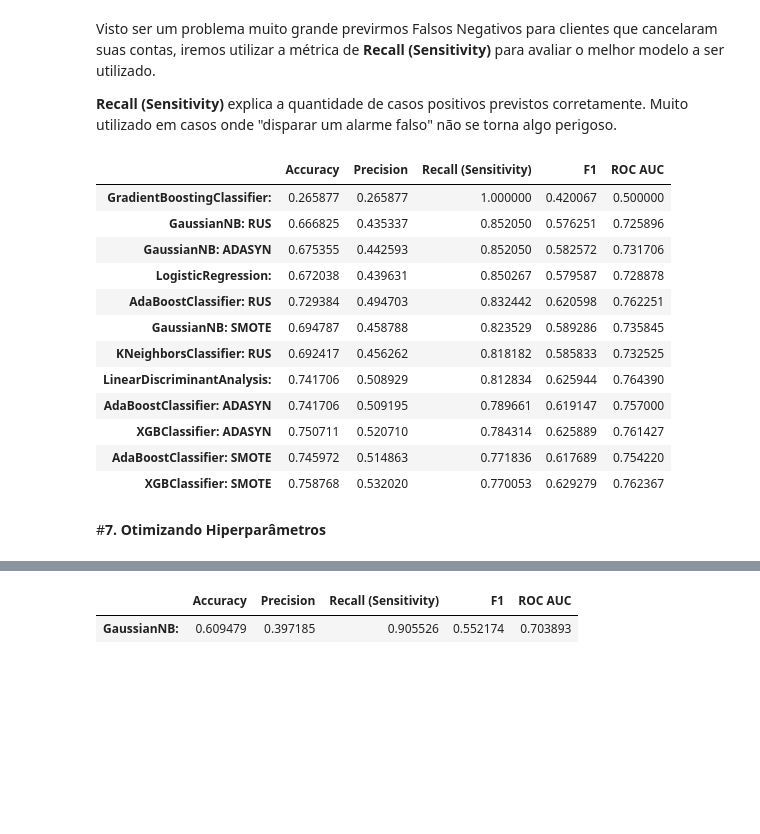
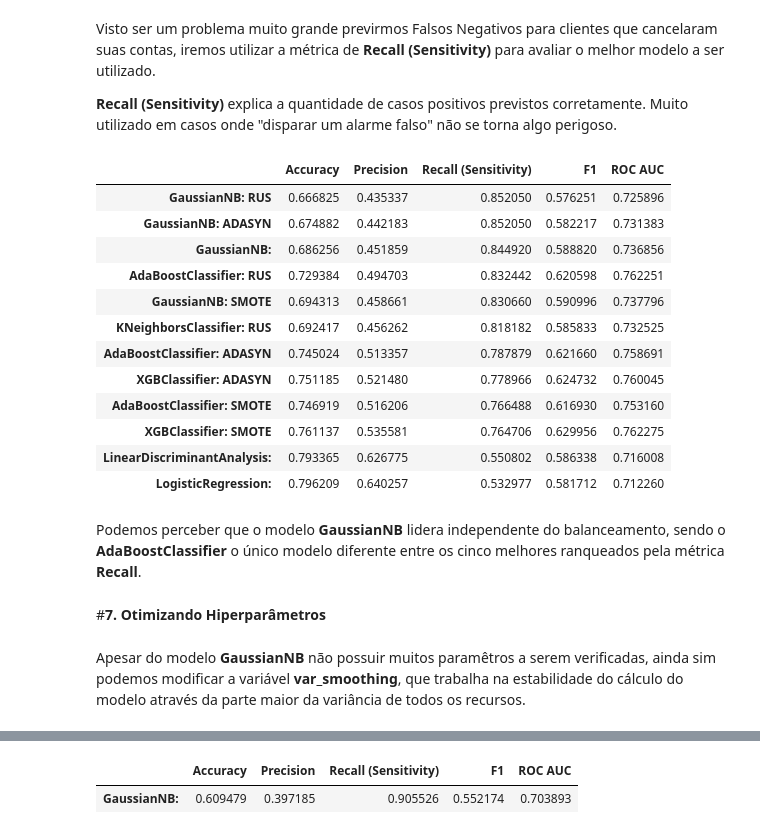
Before and after one commit to viniciusacosta/Telecom_Churn, a Jupyter notebook: Telecom_Customer_Churn.ipynb, the cells around one changed output, grey strips where cells are left out. Cells and saved outputs as stored; diff of their text form; code cells hidden in the pictures; blank space fills up the shorter version.

```diff
--- a/Telecom_Customer_Churn.ipynb
+++ b/Telecom_Customer_Churn.ipynb
@@ -743,27 +743,31 @@ Visto ser um problema muito grande previrmos Falsos Negativos para clientes que
 **Recall (Sensitivity)** explica a quantidade de casos positivos previstos corretamente. Muito utilizado em casos onde "disparar um alarme falso" não se torna algo perigoso.
 # %%
 # Separando os 3 melhores modelos em cada balanceamento
-accuracy_results = results.sort_values(by=['Recall (Sensitivity)'], ascending=False).head(3)
-accuracy_results_rus = results_rus.sort_values(by=['Recall (Sensitivity)'], ascending=False).head(3)
-accuracy_results_SMOTE = results_SMOTE.sort_values(by=['Recall (Sensitivity)'], ascending=False).head(3)
-accuracy_results_ADASYN = results_ADASYN.sort_values(by=['Recall (Sensitivity)'], ascending=False).head(3)
+recall_results = results.sort_values(by=['Recall (Sensitivity)'], ascending=False).head(3)
+recall_results_rus = results_rus.sort_values(by=['Recall (Sensitivity)'], ascending=False).head(3)
+recall_results_SMOTE = results_SMOTE.sort_values(by=['Recall (Sensitivity)'], ascending=False).head(3)
+recall_results_ADASYN = results_ADASYN.sort_values(by=['Recall (Sensitivity)'], ascending=False).head(3)
 
-results_accuracy = pd.concat([accuracy_results, accuracy_results_rus, accuracy_results_SMOTE, accuracy_results_ADASYN])
-results_accuracy.sort_values(by=['Recall (Sensitivity)'], ascending=False)
+results_recall = pd.concat([recall_results, recall_results_rus, recall_results_SMOTE, recall_results_ADASYN])
+results_recall.sort_values(by=['Recall (Sensitivity)'], ascending=False)
 # %% [output]
 |  | Accuracy | Precision | Recall (Sensitivity) | F1 | ROC AUC |
-| GradientBoostingClassifier: | 0.265877 | 0.265877 | 1.000000 | 0.420067 | 0.500000 |
 | GaussianNB: RUS | 0.666825 | 0.435337 | 0.852050 | 0.576251 | 0.725896 |
-| GaussianNB: ADASYN | 0.675355 | 0.442593 | 0.852050 | 0.582572 | 0.731706 |
-| LogisticRegression: | 0.672038 | 0.439631 | 0.850267 | 0.579587 | 0.728878 |
+| GaussianNB: ADASYN | 0.674882 | 0.442183 | 0.852050 | 0.582217 | 0.731383 |
+| GaussianNB: | 0.686256 | 0.451859 | 0.844920 | 0.588820 | 0.736856 |
 | AdaBoostClassifier: RUS | 0.729384 | 0.494703 | 0.832442 | 0.620598 | 0.762251 |
-| GaussianNB: SMOTE | 0.694787 | 0.458788 | 0.823529 | 0.589286 | 0.735845 |
+| GaussianNB: SMOTE | 0.694313 | 0.458661 | 0.830660 | 0.590996 | 0.737796 |
 | KNeighborsClassifier: RUS | 0.692417 | 0.456262 | 0.818182 | 0.585833 | 0.732525 |
-| LinearDiscriminantAnalysis: | 0.741706 | 0.508929 | 0.812834 | 0.625944 | 0.764390 |
-| AdaBoostClassifier: ADASYN | 0.741706 | 0.509195 | 0.789661 | 0.619147 | 0.757000 |
-| XGBClassifier: ADASYN | 0.750711 | 0.520710 | 0.784314 | 0.625889 | 0.761427 |
-| AdaBoostClassifier: SMOTE | 0.745972 | 0.514863 | 0.771836 | 0.617689 | 0.754220 |
-| XGBClassifier: SMOTE | 0.758768 | 0.532020 | 0.770053 | 0.629279 | 0.762367 |
+| AdaBoostClassifier: ADASYN | 0.745024 | 0.513357 | 0.787879 | 0.621660 | 0.758691 |
+| XGBClassifier: ADASYN | 0.751185 | 0.521480 | 0.778966 | 0.624732 | 0.760045 |
+| AdaBoostClassifier: SMOTE | 0.746919 | 0.516206 | 0.766488 | 0.616930 | 0.753160 |
+| XGBClassifier: SMOTE | 0.761137 | 0.535581 | 0.764706 | 0.629956 | 0.762275 |
+| LinearDiscriminantAnalysis: | 0.793365 | 0.626775 | 0.550802 | 0.586338 | 0.716008 |
+| LogisticRegression: | 0.796209 | 0.640257 | 0.532977 | 0.581712 | 0.712260 |
+# %% [markdown]
+Podemos perceber que o modelo **GaussianNB** lidera independente do balanceamento, sendo o **AdaBoostClassifier** o único modelo diferente entre os cinco melhores ranqueados pela métrica **Recall**.
 # %% [markdown]
 #**7. Otimizando Hiperparâmetros**
+# %% [markdown]
+Apesar do modelo **GaussianNB** não possuir muitos paramêtros a serem verificadas, ainda sim podemos modificar a variável **var_smoothing**, que trabalha na estabilidade do cálculo do modelo através da parte maior da variância de todos os recursos.
 # %%
```
Also changed, not shown: parts of 11 cells of this notebook.
